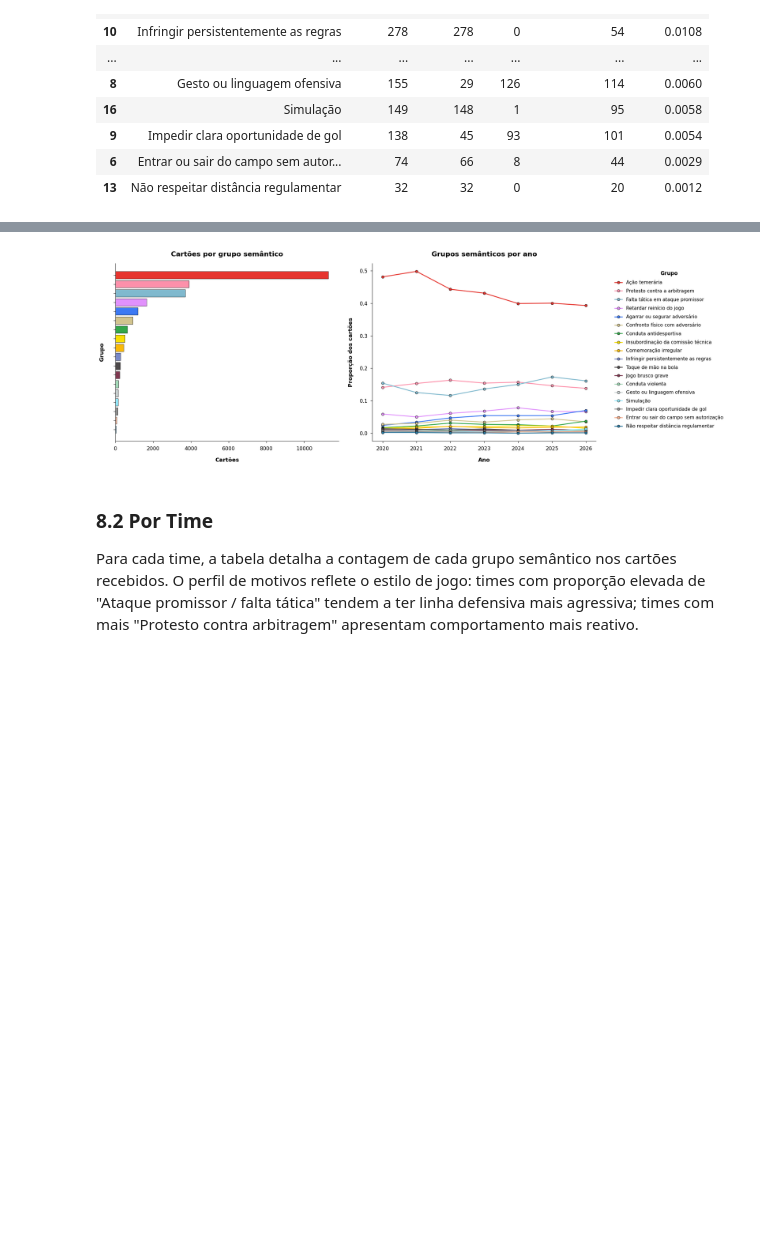
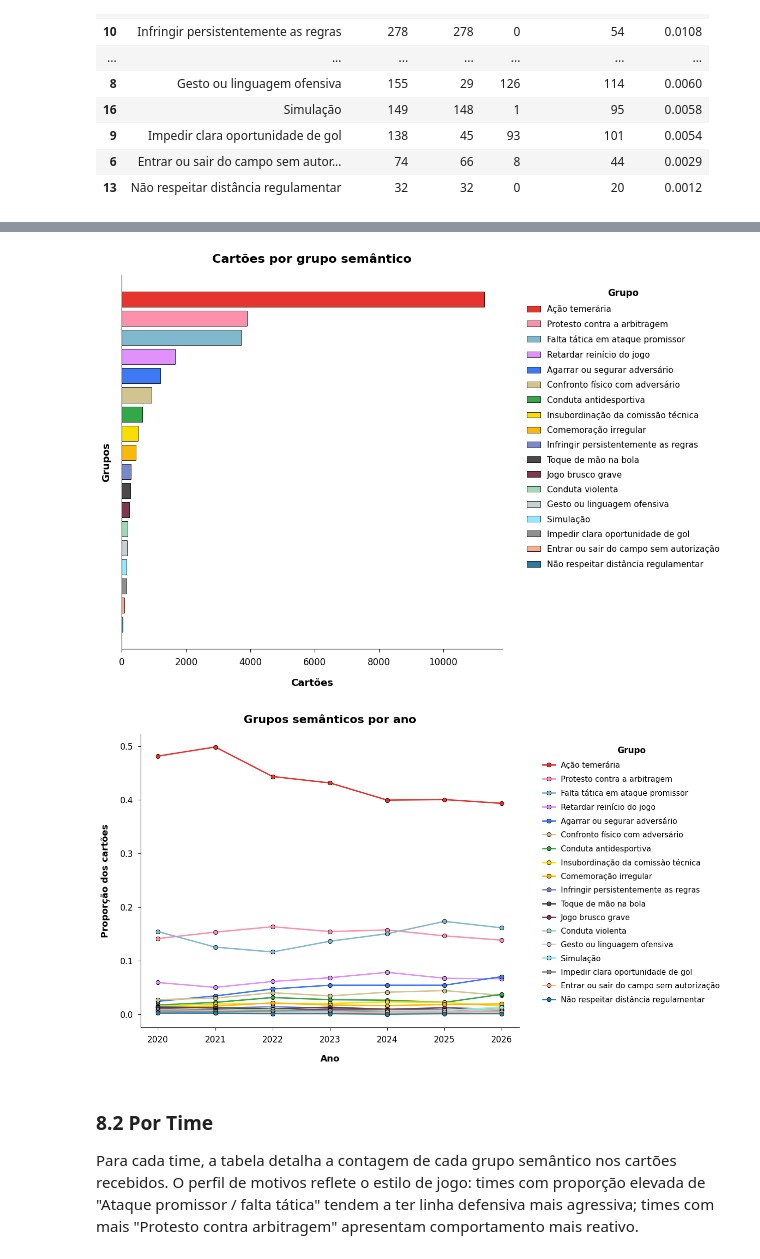
Before and after one commit to gcarbs1/cbf-match-report-analysis, a Jupyter notebook: notebooks/2-semantic_card_reasons_embeddings.ipynb, the cells around one changed output, grey strips where cells are left out. Drawn from its saved outputs; the diff is of its cells as text; code cells hidden in the pictures; blank space fills up the shorter version.

```diff
--- a/notebooks/2-semantic_card_reasons_embeddings.ipynb
+++ b/notebooks/2-semantic_card_reasons_embeddings.ipynb
@@ -215,6 +221,19 @@ if missing_cards:
 if missing_delays:
     raise ValueError(f"Colunas ausentes em {DELAY_REASONS_PATH.name}: {sorted(missing_delays)}")
 
+NAME_PARTICLES = {"da", "de", "di", "do", "du", "das", "dos", "del", "della", "van", "von"}
+
+def short_referee_name(name: str) -> str:
+    tokens = str(name).strip().split()
+    if len(tokens) <= 2:
+        return " ".join(tokens)
+    if tokens[1].casefold() in NAME_PARTICLES and len(tokens) >= 3:
+        return " ".join(tokens[:3])
+    return " ".join(tokens[:2])
+
+cards["arbitro_short"] = cards["arbitro"].map(short_referee_name)
+delays["arbitro_short"] = delays["arbitro"].map(short_referee_name)
+
 cards.head(3)
 # %% [output]
 |  | year | round | game_id | game_number | match_date | home_team | away_team | arbitro | card_type | team | ... |
@@ -1279,40 +1343,39 @@ card_group_by_type
 | red | 19 | 87 | 9 | 3 | ... |
 | yellow | 1176 | 11183 | 426 | 640 | ... |
 # %%
-fig, axes = plt.subplots(1, 2, figsize=(21, 7.5))
+plot_card_summary = card_group_summary.sort_values("n_events", ascending=True)
+groups_by_count = plot_card_summary["card_reason_group"].tolist()
+legend_groups_by_count = groups_by_count[::-1]
 
-plot_card_summary = card_group_summary.sort_values("n_events", ascending=True)
-bar_colors = plot_colors(plot_card_summary["card_reason_group"])
-
-axes[0].barh(
-    plot_card_summary["card_reason_group"],
+fig, ax = plt.subplots(figsize=(12, 8.5))
+ax.barh(
+    range(len(plot_card_summary)),
     plot_card_summary["n_events"],
-    color=bar_colors,
+    color=plot_colors(groups_by_count),
     edgecolor="black",
-    linewidth=0.6
+    linewidth=0.6,
 )
-
-axes[0].set_yticklabels([])
-axes[0].tick_params(axis="y", length=0)
-style_axis(axes[0], "Cartões por grupo semântico", "Cartões", "Grupo")
+ax.set_yticks([])
+ax.tick_params(axis="y", length=0)
+style_axis(ax, "Cartões por grupo semântico", "Cartões", "Grupos")
+ax.legend(handles=group_legend_handles(legend_groups_by_count), title="Grupo", loc="upper left", bbox_to_anchor=(1.03, 1), frameon=False, borderaxespad=1.2, labelspacing=0.8, handlelength=1.6)
+ax.get_legend().get_title().set_fontweight("bold")
+plt.tight_layout(pad=1.6)
+save_plot(fig, "card_reason_groups_counts.png")
+plt.show()
 
 all_groups = card_group_summary["card_reason_group"].tolist()
-
-card_group_by_year[all_groups].plot(
-    ax=axes[1],
-    marker="o",
-    color=plot_colors(all_groups)
-)
-
-style_axis(axes[1], "Grupos semânticos por ano", "Ano", "Proporção dos cartões")
-style_lines(axes[1])
-style_legend(axes[1], "Grupo", bbox_to_anchor=(1.05, 1))
-
-plt.tight_layout(pad=1.8)
-save_plot(fig, "card_reason_groups_overview.png")
+fig, ax = plt.subplots(figsize=(13, 7.5))
+card_group_by_year[all_groups].plot(ax=ax, marker="o", color=plot_colors(all_groups))
+style_axis(ax, "Grupos semânticos por ano", "Ano", "Proporção dos cartões")
+style_lines(ax)
+style_legend(ax, "Grupo", bbox_to_anchor=(1.03, 1))
+plt.tight_layout(pad=1.6)
+save_plot(fig, "card_reason_groups_proportions_by_year.png")
 plt.show()
 # %% [output]
-[figure, old version]
+[figure, new version]
+[figure, added]
 # %% [markdown]
 ### **8.2 Por Time**
 
```
Also changed, not shown: parts of 13 cells of this notebook, 9 other files.
